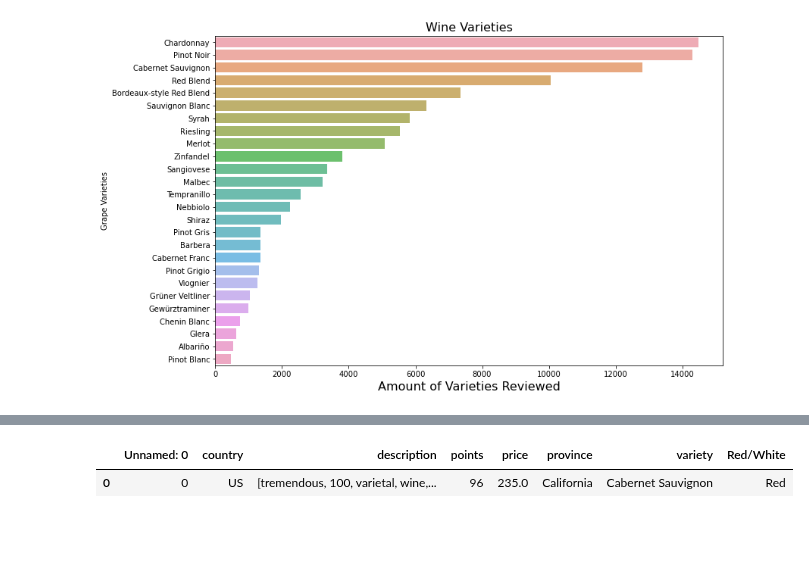
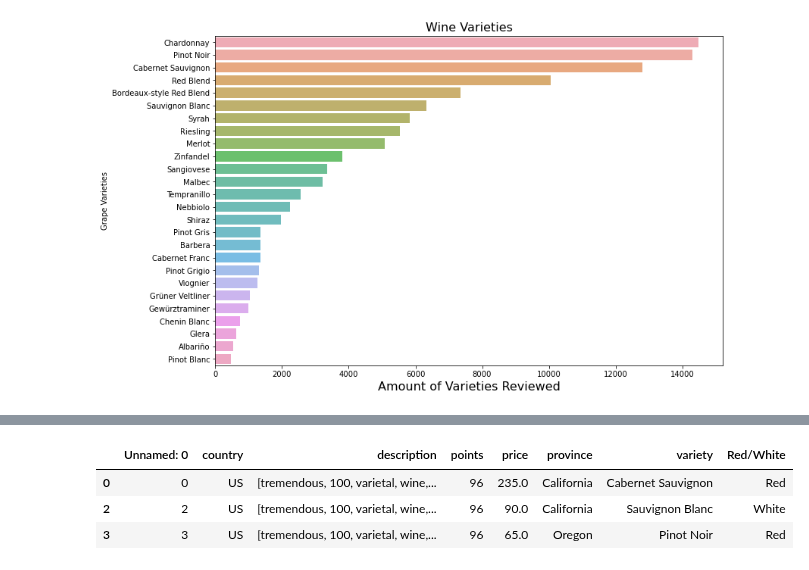
Before and after one commit to ascott011/Wine_Prediction, a Jupyter notebook: Capstone_2.ipynb, the cells around one changed output, grey strips where cells are left out. Saved outputs shown, nothing was run; the diff lists cells and outputs as text; code cells hidden in the pictures; blank space fills up the shorter version.

```diff
--- a/Capstone_2.ipynb
+++ b/Capstone_2.ipynb
@@ -263,7 +263,7 @@ new_df.head()
 # %%
 #being NLP process
 #lowercase words
-for words in new_df['description']:
+for i, words in new_df['description']:
     new_df['description'] = words.lower()
 # %%
 #tokenize
@@ -280,7 +280,9 @@ sw = stopwords.words('english')
 for i,words in enumerate(new_df['description']):
     new_df['description'][i] = [token for token in words if token not in sw]
 # %%
-new_df.head(1)
+new_df.head(3)
 # %% [output]
 |  | Unnamed: 0 | country | description | points | price | province | variety | Red/White |
 | 0 | 0 | US | [tremendous, 100, varietal, wine,... | 96 | 235.0 | California | Cabernet Sauvignon | Red |
+| 2 | 2 | US | [tremendous, 100, varietal, wine,... | 96 | 90.0 | California | Sauvignon Blanc | White |
+| 3 | 3 | US | [tremendous, 100, varietal, wine,... | 96 | 65.0 | Oregon | Pinot Noir | Red |
```
Also changed, not shown: parts of 2 cells of this notebook.
